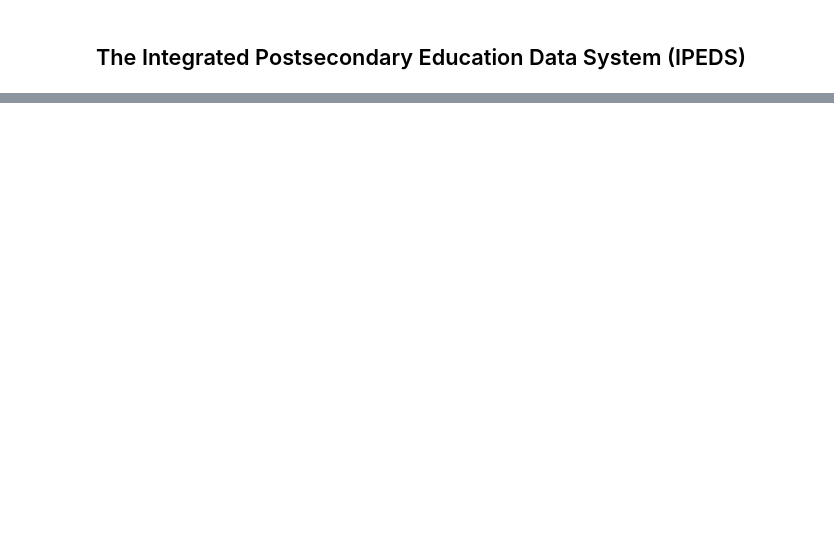
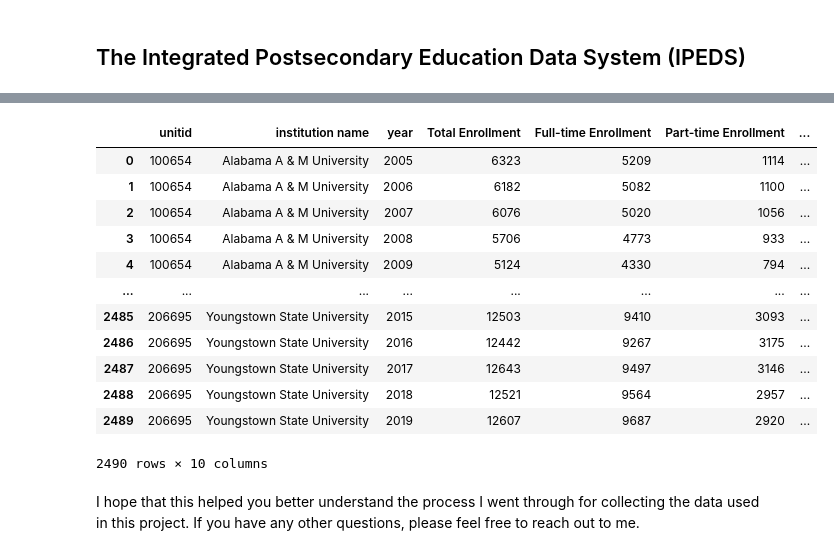
Before and after one commit to Shoemaker703/college_retention, a Jupyter notebook: Reproducibility/Data Collection.ipynb, the cells around one changed output, grey strips where cells are left out. Saved outputs shown, nothing was run; the diff lists cells and outputs as text; code cells hidden in the pictures; blank space fills up the shorter version.

```diff
--- a/Reproducibility/Data Collection.ipynb
+++ b/Reproducibility/Data Collection.ipynb
@@ -315,0 +457,19 @@ eada_final
+# %%
+ipeds_final = pd.read_excel('../data/ipeds_final.xlsx', index_col=0)
+ipeds_final
+# %% [output]
+|  | unitid | institution name | year | Total Enrollment | Full-time Enrollment | Part-time Enrollment | ... |
+| 0 | 100654 | Alabama A & M University | 2005 | 6323 | 5209 | 1114 | ... |
+| 1 | 100654 | Alabama A & M University | 2006 | 6182 | 5082 | 1100 | ... |
+| 2 | 100654 | Alabama A & M University | 2007 | 6076 | 5020 | 1056 | ... |
+| 3 | 100654 | Alabama A & M University | 2008 | 5706 | 4773 | 933 | ... |
+| 4 | 100654 | Alabama A & M University | 2009 | 5124 | 4330 | 794 | ... |
+| ... | ... | ... | ... | ... | ... | ... | ... |
+| 2485 | 206695 | Youngstown State University | 2015 | 12503 | 9410 | 3093 | ... |
+| 2486 | 206695 | Youngstown State University | 2016 | 12442 | 9267 | 3175 | ... |
+| 2487 | 206695 | Youngstown State University | 2017 | 12643 | 9497 | 3146 | ... |
+| 2488 | 206695 | Youngstown State University | 2018 | 12521 | 9564 | 2957 | ... |
+| 2489 | 206695 | Youngstown State University | 2019 | 12607 | 9687 | 2920 | ... |
+2490 rows × 10 columns
+# %% [markdown]
+I hope that this helped you better understand the process I went through for collecting the data used in this project. If you have any other questions, please feel free to reach out to me.
```
Also changed, not shown: parts of 17 cells of this notebook, 5 other files.
